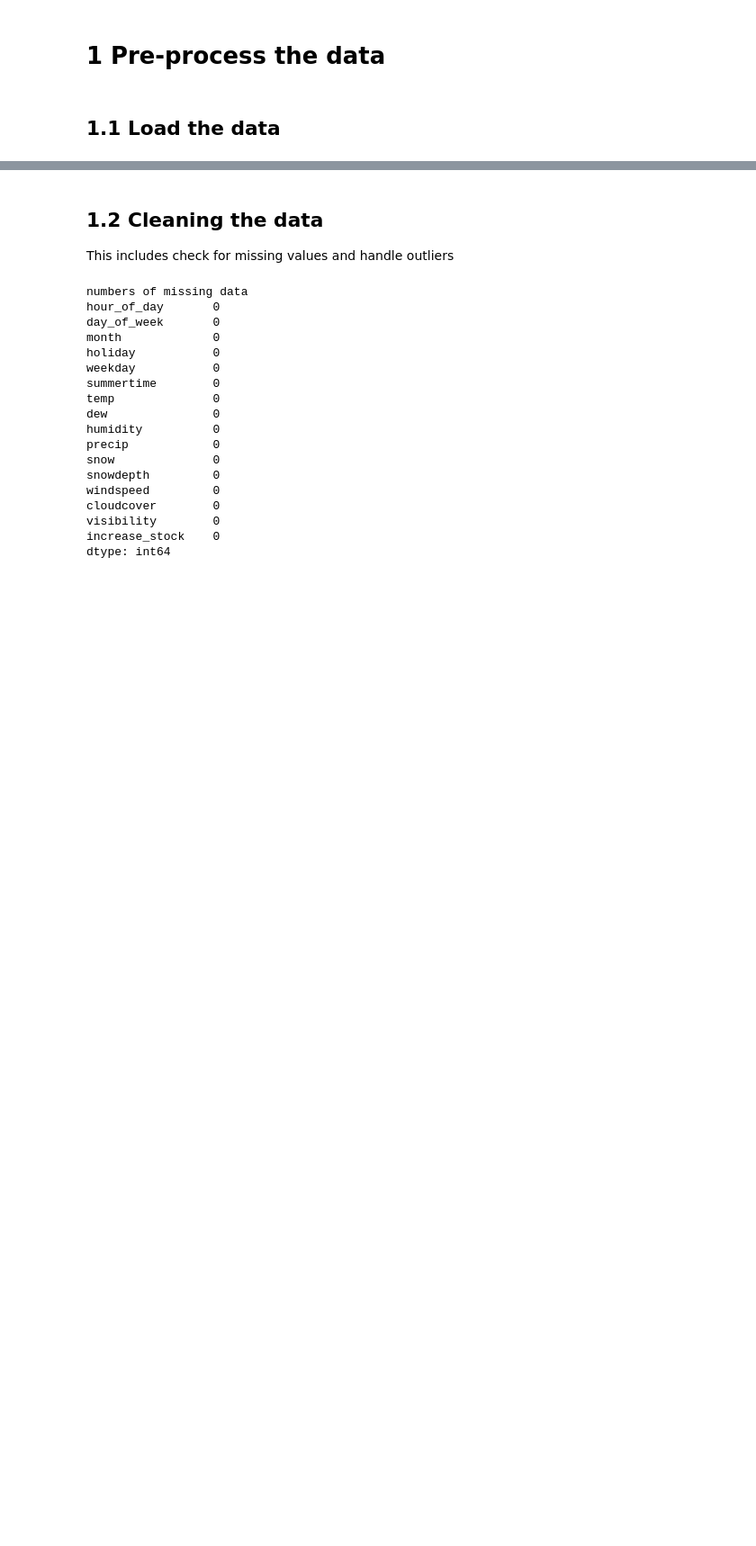
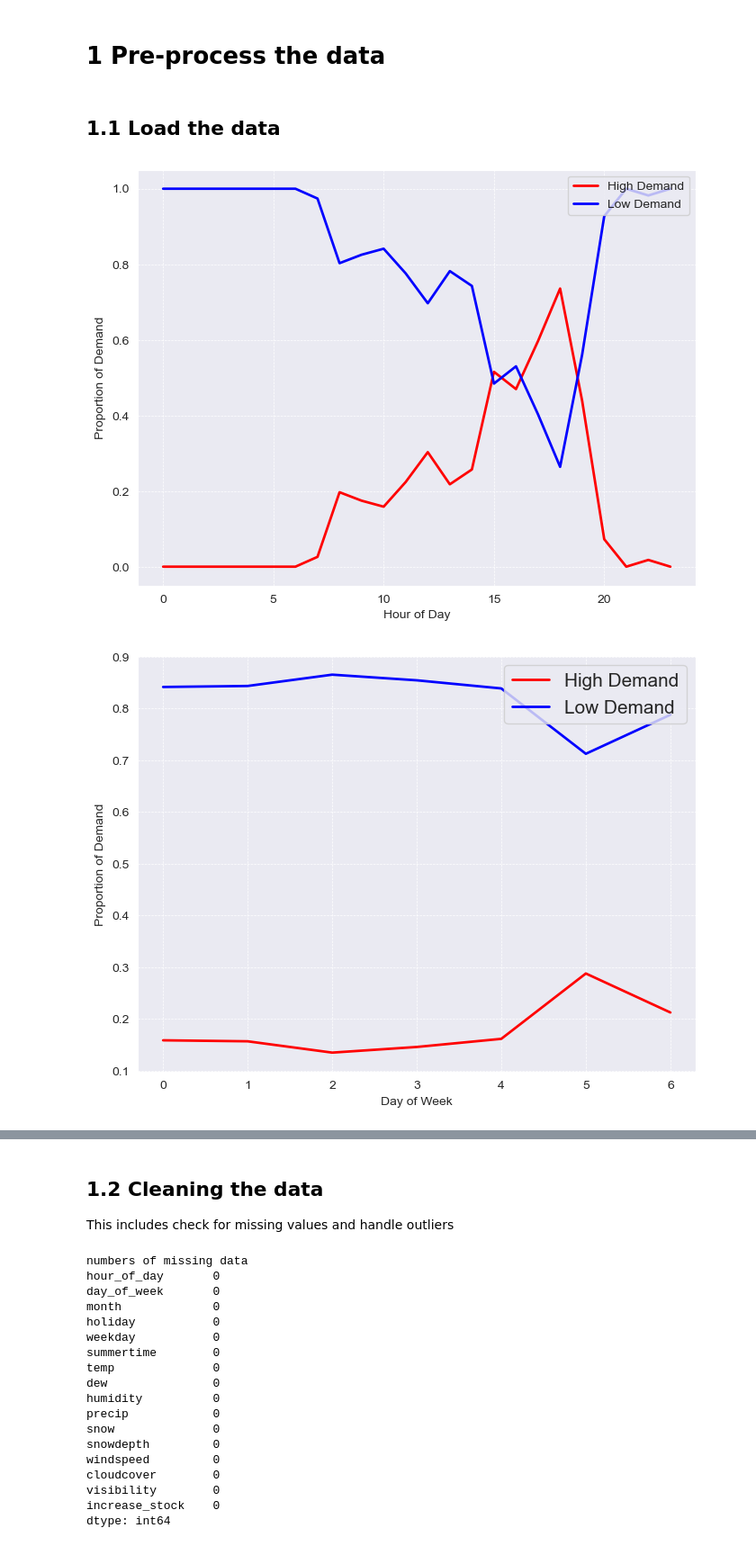
Before and after one commit to mihoyoMhb/SMLproject, a Jupyter notebook: Draft.ipynb, the cells around one changed output, grey strips where cells are left out. Shown: that part at 90% size. Saved outputs shown, nothing was run; the diff lists cells and outputs as text; code cells hidden in the pictures; blank space fills up the shorter version.

```diff
--- a/Draft.ipynb
+++ b/Draft.ipynb
@@ -4,4 +4,42 @@
 ## 1.1 Load the data
 # %%
 import pandas as pd
-data = pd.read_csv('training_data_fall2024.csv')
+data = pd.read_csv('data/training_data_fall2024.csv')
+# %%
+import matplotlib.pyplot as plt
+
+# Prepare data for analysis
+# Group by hour, day of the week, and month to calculate mean demand trends
+hourly_trend = data.groupby('hour_of_day')['increase_stock'].value_counts(normalize=True).unstack().fillna(0)
+weekly_trend = data.groupby('day_of_week')['increase_stock'].value_counts(normalize=True).unstack().fillna(0)
+monthly_trend = data.groupby('month')['increase_stock'].value_counts(normalize=True).unstack().fillna(0)
+
+# Plotting hourly trend
+plt.figure(figsize=(8, 6))
+hourly_trend.plot(ax=plt.gca(), color=['red', 'blue'], linewidth=2)
+plt.xlabel("Hour of Day")
+plt.ylabel("Proportion of Demand")
+plt.legend(["High Demand", "Low Demand"], loc="upper right")
+plt.grid(True, which='both', linestyle='--', linewidth=0.5)
+
+# Plotting weekly trend
+plt.figure(figsize=(8, 6))
+weekly_trend.plot(ax=plt.gca(), color=['red', 'blue'], linewidth=2)
+plt.xlabel("Day of Week")
+plt.ylabel("Proportion of Demand")
+plt.legend(["High Demand", "Low Demand"], loc="upper right", prop={'size': 15})
+plt.grid(True, which='both', linestyle='--', linewidth=0.5)
+
+# Plotting monthly trend
+plt.figure(figsize=(8, 6))
+monthly_trend.plot(ax=plt.gca(), color=['red', 'blue'], linewidth=2)
+plt.xlabel("Month")
+plt.ylabel("Proportion of Demand")
+plt.legend(["High Demand", "Low Demand"], loc="upper right")
+plt.grid(True, which='both', linestyle='--', linewidth=0.5)
+
+plt.tight_layout()
+plt.show()
+# %% [output]
+[figure, added]
+[figure, added]
```
Also changed, not shown: parts of 1 cell of this notebook, 3 other files.
